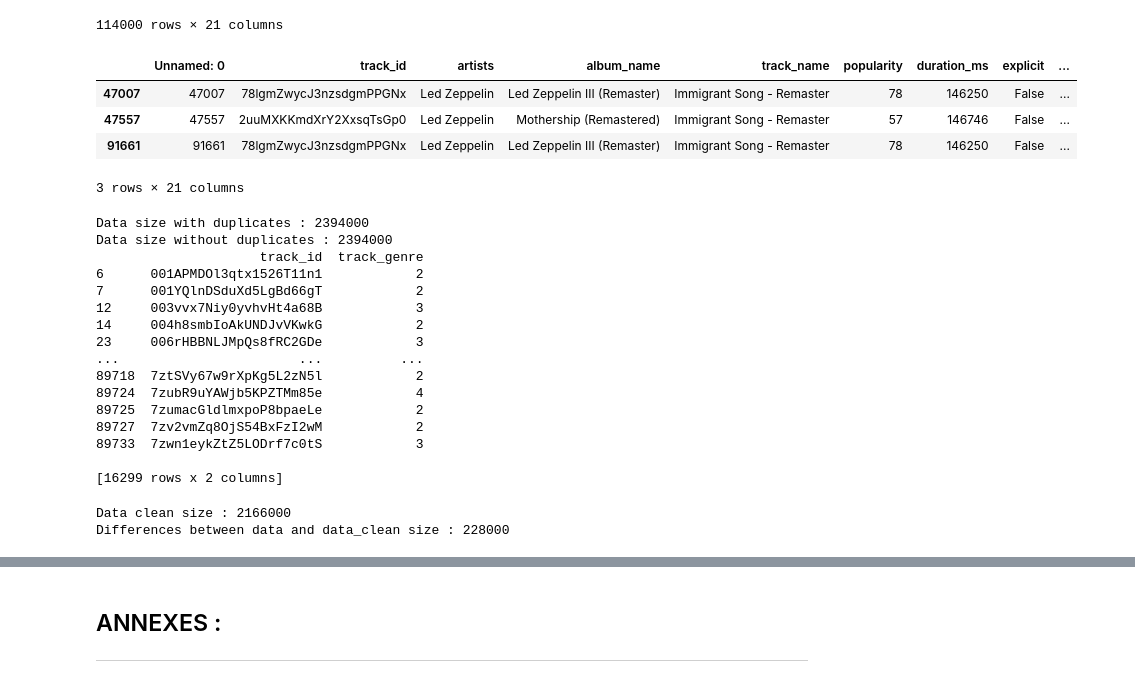
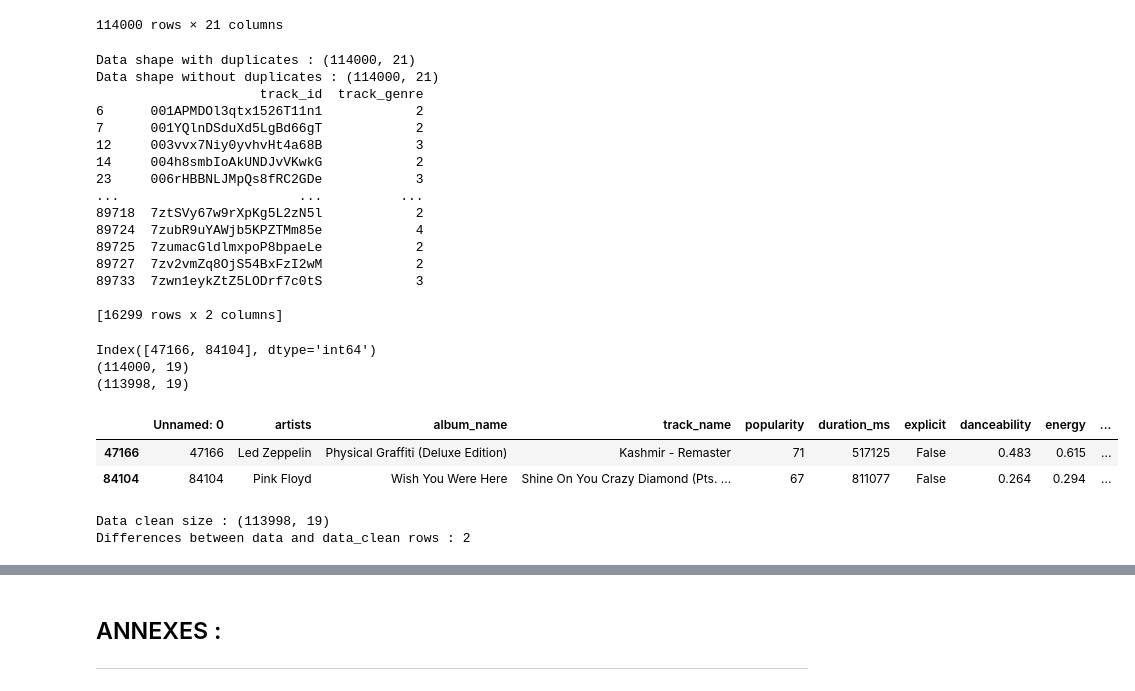
Before and after one commit to JeanRoelensYnov/projet-ML-DL, a Jupyter notebook: data_analysis/Data_Analysis.ipynb, the cells around one changed output, grey strips where cells are left out. Drawn from its saved outputs; the diff is of its cells as text; code cells hidden in the pictures.

```diff
--- a/data_analysis/Data_Analysis.ipynb
+++ b/data_analysis/Data_Analysis.ipynb
@@ -140,27 +140,18 @@ data
 | 113998 | 113998 | 2e6sXL2bYv4bSz6VTdnfLs | Michael W. Smith | Change Your World | Friends | 41 | 283893 | False | ... |
 | 113999 | 113999 | 2hETkH7cOfqmz3LqZDHZf5 | Cesária Evora | Miss Perfumado | Barbincor | 22 | 241826 | False | ... |
 114000 rows × 21 columns
-# %%
-# Isolating test data
-data[data['track_name'] == 'Immigrant Song - Remaster'] # Duplicate on genre
-# %% [output]
-|  | Unnamed: 0 | track_id | artists | album_name | track_name | popularity | duration_ms | explicit | ... |
-| 47007 | 47007 | 78lgmZwycJ3nzsdgmPPGNx | Led Zeppelin | Led Zeppelin III (Remaster) | Immigrant Song - Remaster | 78 | 146250 | False | ... |
-| 47557 | 47557 | 2uuMXKKmdXrY2XxsqTsGp0 | Led Zeppelin | Mothership (Remastered) | Immigrant Song - Remaster | 57 | 146746 | False | ... |
-| 91661 | 91661 | 78lgmZwycJ3nzsdgmPPGNx | Led Zeppelin | Led Zeppelin III (Remaster) | Immigrant Song - Remaster | 78 | 146250 | False | ... |
-3 rows × 21 columns
 # %%
 # With duplicate :
-print(f"Data size with duplicates : {data.size}")
+print(f"Data shape with duplicates : {data.shape}")
 # Without duplicate :
-print(f"Data size without duplicates : {data.drop_duplicates().size}")
+print(f"Data shape without duplicates : {data.drop_duplicates().shape}")
 
 testCount = data.groupby('track_id')['track_genre'].nunique().to_frame().reset_index()
 print(testCount[testCount['track_genre']>1])
 # One track_id correspond to a multitude of 'track_genre' / UPDATE / CountVectorize doesn't work with track_genre so it will be excluded from the dataset for now.
 # %% [output]
-Data size with duplicates : 2394000
-Data size without duplicates : 2394000
+Data shape with duplicates : (114000, 21)
+Data shape without duplicates : (114000, 21)
                      track_id  track_genre
 6      001APMDOl3qtx1526T11n1            2
 7      001YQlnDSduXd5LgBd66gT            2
@@ -178,22 +169,28 @@ Data size without duplicates : 2394000
 # %%
 data_clean = data.drop(labels=['track_id', 'track_genre'], axis='columns')
 data_clean = data_clean.drop_duplicates()
-encoder = RobustScaler()
-encoder_artist = LabelEncoder()
-encoder_album = LabelEncoder()
-encoder_track_name = LabelEncoder()
-# We need 3 instances of label encoder to de encode each features at the end.
 
-data_clean['artists'] = encoder_artist.fit_transform(data_clean['artists'])
-data_clean['album_name'] = encoder_artist.fit_transform(data_clean['album_name'])
-data_clean['track_name'] = encoder_artist.fit_transform(data_clean['track_name'])
-
-data_encode = encoder.fit_transform(data_clean)
+# Create our small validation data set
+# validation = data_clean[data_clean['track_name'].isin(['Kashmir','Shine On You Crazy Diamond (Pts. 1-5)'])]
+indexes = data_clean[data_clean['track_name'].isin(['Kashmir - Remaster','Shine On You Crazy Diamond (Pts. 1-5)'])].index
+print(indexes)
+print(data_clean.shape)
+validation = data_clean.loc[indexes]
+data_clean.drop(index=indexes,inplace=True)
+print(data_clean.shape) # 2 less so everything's fine
+validation
+# %% [output]
+Index([47166, 84104], dtype='int64')
+(114000, 19)
+(113998, 19)
+|  | Unnamed: 0 | artists | album_name | track_name | popularity | duration_ms | explicit | danceability | energy | ... |
+| 47166 | 47166 | Led Zeppelin | Physical Graffiti (Deluxe Edition) | Kashmir - Remaster | 71 | 517125 | False | 0.483 | 0.615 | ... |
+| 84104 | 84104 | Pink Floyd | Wish You Were Here | Shine On You Crazy Diamond (Pts. ... | 67 | 811077 | False | 0.264 | 0.294 | ... |
 # %%
 # Check size
-print(f"Data clean size : {data_clean.size}")
+print(f"Data clean size : {data_clean.shape}")
 # Difference to initial
-print(f"Differences between data and data_clean size : {data.size - data_clean.size}")
+print(f"Differences between data and data_clean rows : {data.shape[0] - data_clean.shape[0]}")
 # %% [output]
-Data clean size : 2166000
-Differences between data and data_clean size : 228000
+Data clean size : (113998, 19)
+Differences between data and data_clean rows : 2
```
Also changed, not shown: parts of 50 cells of this notebook, 1 other file.
